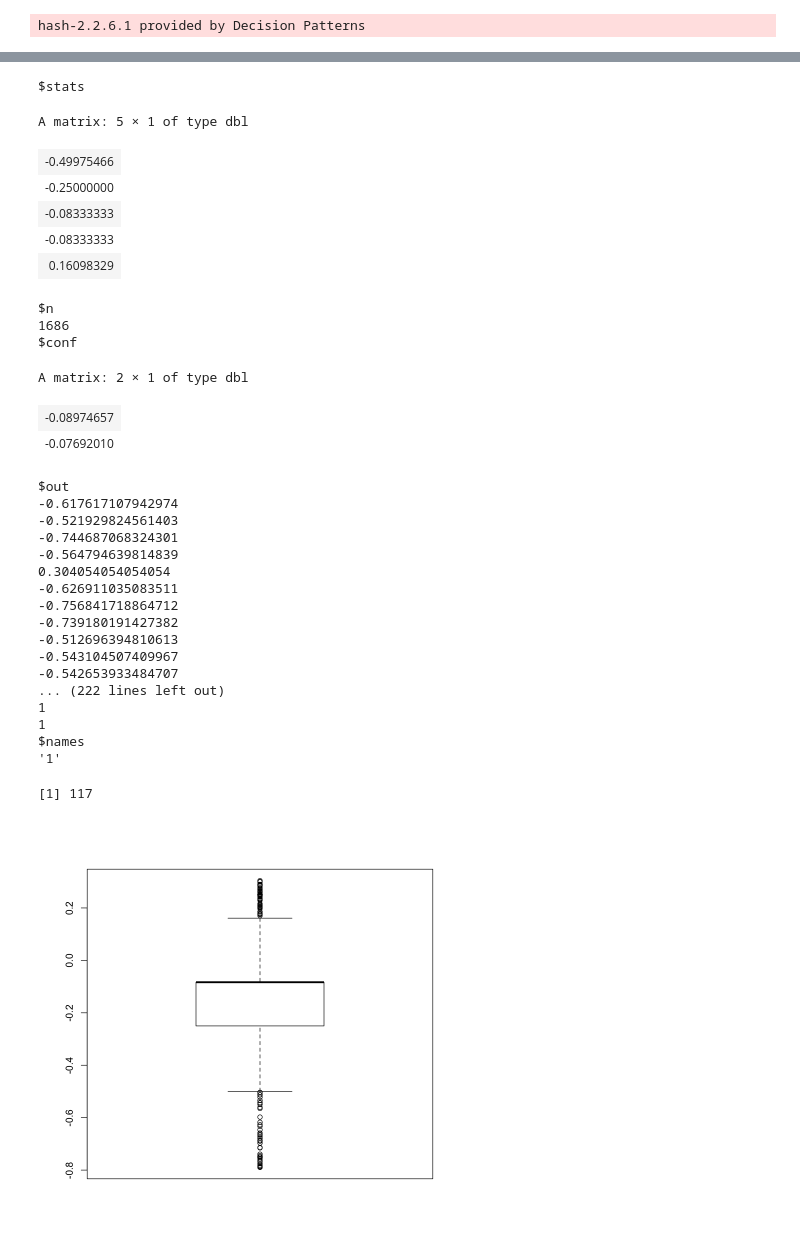
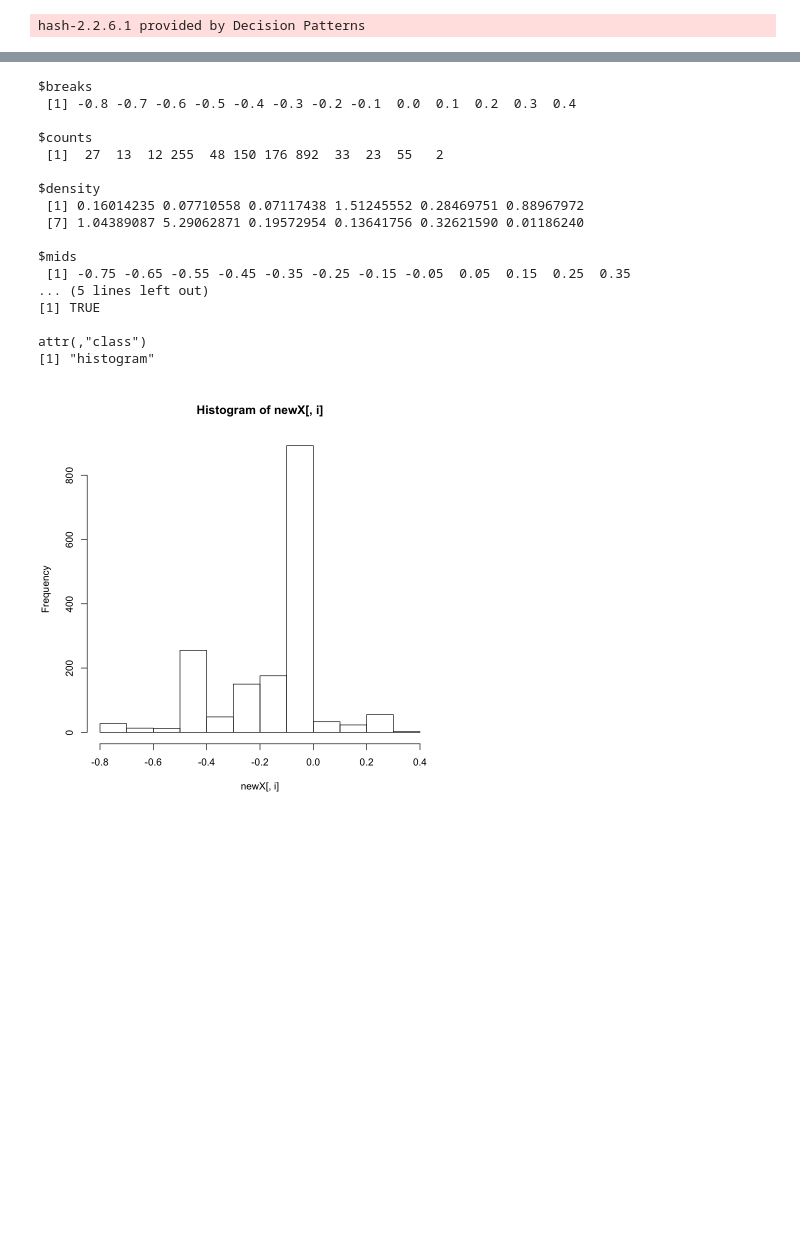
Before and after one commit to kmdupr33/kmdupr33.github.io, a Jupyter notebook: post/are-source-file-diffs-serially-correlated/Are Code Diffs Serially Correlated.ipynb, the cells around one changed output, grey strips where cells are left out. Cells and saved outputs as stored; diff of their text form; code cells hidden in the pictures; blank space fills up the shorter version.

```diff
--- a/post/are-source-file-diffs-serially-correlated/Are Code Diffs Serially Correlated.ipynb
+++ b/post/are-source-file-diffs-serially-correlated/Are Code Diffs Serially Correlated.ipynb
@@ -5,7 +5,7 @@ library(rlist)
 # %% [output]
 hash-2.2.6.1 provided by Decision Patterns
 # %%
-changes <- read.table('./react binary diff.txt', header=TRUE)
+changes <- read.table('./react.txt', header=TRUE)
 changes$Total.Diff <- changes$Lines.Added + changes$Lines.Deleted
 changes
 # %% [output]
@@ -184,7 +170,7 @@ for (k in keys(files_to_quarterly_time_series)) {
 
 # plot data
 acf_matrix <- t(array(unlist(auto_correlations), dim=c(2, length(auto_correlations))))
-quarterly_lag <- apply(acf_matrix, c(2), boxplot)[[2]]
+quarterly_lag <- apply(acf_matrix, c(2), hist)[[2]]
 quarterly_lag
-length(quarterly_lag$out)
+# length(quarterly_lag$out)
 # %% [output]
@@ -192,32 +178,18 @@ length(quarterly_lag$out)
-$stats
+$breaks
+ [1] -0.8 -0.7 -0.6 -0.5 -0.4 -0.3 -0.2 -0.1  0.0  0.1  0.2  0.3  0.4
+
+$counts
+ [1]  27  13  12 255  48 150 176 892  33  23  55   2
+
+$density
+ [1] 0.16014235 0.07710558 0.07117438 1.51245552 0.28469751 0.88967972
+ [7] 1.04389087 5.29062871 0.19572954 0.13641756 0.32621590 0.01186240
+
+$mids
+ [1] -0.75 -0.65 -0.55 -0.45 -0.35 -0.25 -0.15 -0.05  0.05  0.15  0.25  0.35
+... (5 lines left out)
+[1] TRUE
+
+attr(,"class")
+[1] "histogram"
-A matrix: 5 × 1 of type dbl
-| -0.49975466 |
-| -0.25000000 |
-| -0.08333333 |
-| -0.08333333 |
-| 0.16098329 |
-$n
-1686
-$conf
-A matrix: 2 × 1 of type dbl
-| -0.08974657 |
-| -0.07692010 |
-$out
--0.617617107942974
--0.521929824561403
--0.744687068324301
--0.564794639814839
-0.304054054054054
--0.626911035083511
--0.756841718864712
--0.739180191427382
--0.512696394810613
--0.543104507409967
--0.542653933484707
-... (222 lines left out)
-1
-1
-$names
-'1'
-[1] 117
-[figure, old version]
+[figure, new version]
```
Also changed, not shown: parts of 3 cells of this notebook, 3 other files.
